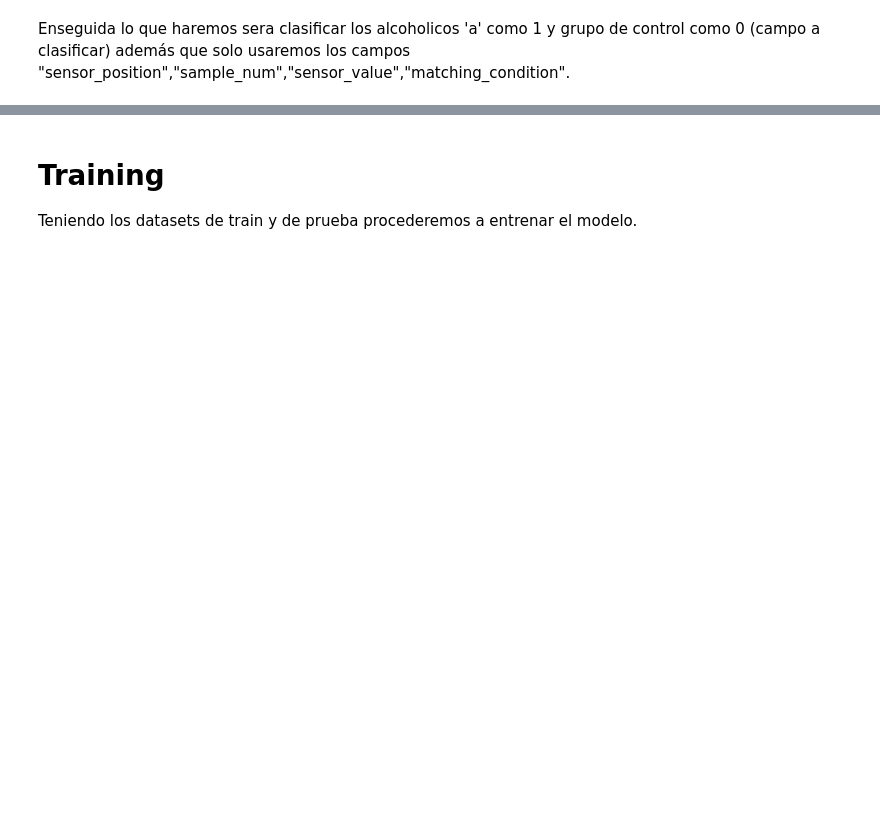
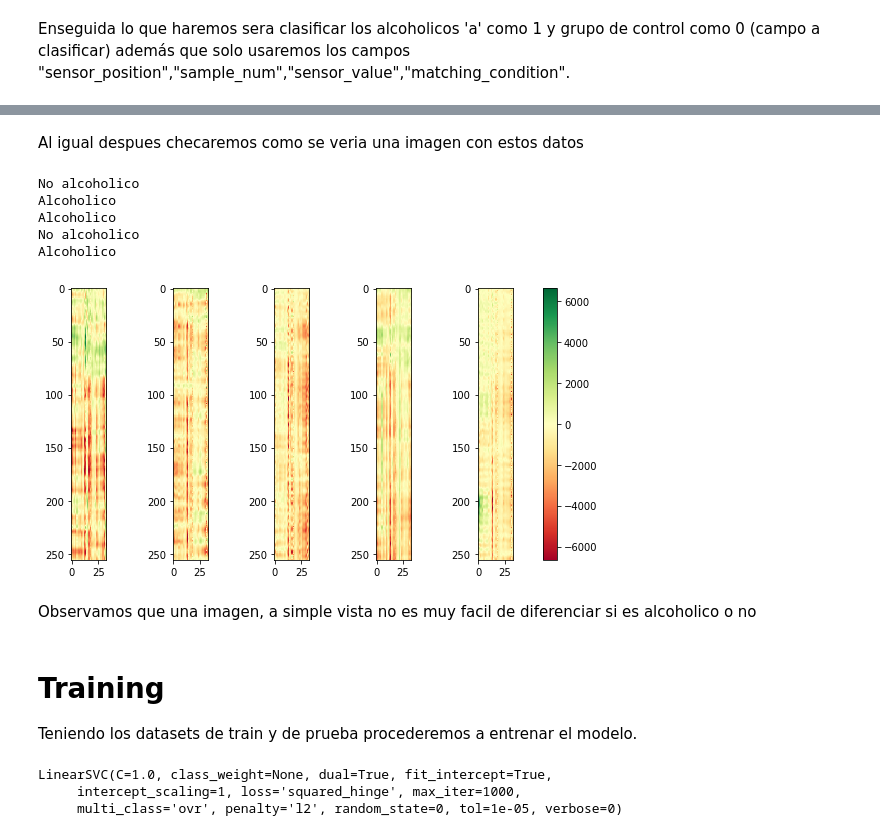
Before and after one commit to navi931/EEG-alcohol, a Jupyter notebook: EEG-data-analysis-master/SVM_Analysis.ipynb, the cells around one changed output, grey strips where cells are left out. Saved outputs shown, nothing was run; the diff lists cells and outputs as text; code cells hidden in the pictures; blank space fills up the shorter version.

```diff
--- a/EEG-data-analysis-master/SVM_Analysis.ipynb
+++ b/EEG-data-analysis-master/SVM_Analysis.ipynb
@@ -298,0 +101,14 @@ X_train, X_test, y_train, y_test = model_selection.train_test_split(train , y, t
+# %%
+X = [0,1,2]
+Y = [0,1,2]
+index = 0
+for data in tqdm(eeg_data):
+    data["Target"]= data["Target"].map({'a':1,'c':0})
+    Y[index] = np.array(data["Target"])
+    data = np.array(data)
+    X[index] = np.delete((np.array(data)), 0, 1)
+    index = index + 1;
+
+X_train_s1, X_test_s1, y_train_s1, y_test_s1 = model_selection.train_test_split(X[0],Y[0], test_size=0.25, random_state=42)
+X_train_s2_match, X_test_s2_match, y_train_s2_match, y_test_s2_match = model_selection.train_test_split(X[1],Y[1],test_size=0.25, random_state=42)
+X_train_s2_no_match, X_test_s2_no_match, y_train_s2_no_match, y_test_s2_no_match = model_selection.train_test_split(X[2],Y[2],test_size=0.25, random_state=42)
@@ -298,0 +119,9 @@ X_train, X_test, y_train, y_test = model_selection.train_test_split(train , y, t
+# %%
+trains = [X_train_s1,X_train_s2_match,X_train_s2_no_match,X_test_s1,X_test_s2_match,X_test_s2_no_match]
+for train in tqdm(trains):
+    for prueba in train:
+        i = 0
+        while(i<len(prueba)):
+                prueba[i] = prueba[i]*100
+                i = i + 1
+print(X_train_s1)
@@ -299,3 +137,35 @@ X_train, X_test, y_train, y_test = model_selection.train_test_split(train , y, t
+# %% [markdown]
+Al igual despues checaremos como se veria una imagen con estos datos
+# %%
+for y in y_train_s2_no_match[5:10]:
+    print('Alcoholico' if (y == 1) else 'No alcoholico')
+
+def show_as_images(samples):
+    h, w = 10, 20        # for raster image
+    figsize = [11, 5]     # figure size, inches
+    ncols = 5
+    nrows = 1
+    fig, axes = plt.subplots(nrows=nrows, ncols=ncols, figsize=figsize)
+
+    for idx, sample in enumerate(samples):
+        bitmap = sample.reshape(256, -1)
+        maxval = np.max(np.abs([bitmap.min(),bitmap.max()]))
+        rowid = i // ncols
+        colid = 0
+        img = axes.flat[idx].imshow(bitmap, cmap='RdYlGn', interpolation='nearest',vmin=-maxval, vmax=maxval)
+
+    plt.colorbar(img, ax=axes.ravel().tolist())
+    plt.show()
+show_as_images(X_train_s2_no_match[5:10])
+# %% [output]
+No alcoholico
+Alcoholico
+Alcoholico
+No alcoholico
+Alcoholico
+[figure, added]
+# %% [markdown]
+Observamos que una imagen, a simple vista no es muy facil de diferenciar si es alcoholico o no
 # %% [markdown]
 # <a id='Training'>Training</a>
 Teniendo los datasets de train y de prueba procederemos a entrenar el modelo.
@@ -307,0 +172,13 @@ svc.fit(X_test, y_test)
+# %%
+svc = LinearSVC(random_state=0, tol=1e-5)
+svc.fit(X_train_s1, y_train_s1)
+
+svc2 = LinearSVC(random_state=0, tol=1e-5)
+svc2.fit(X_train_s2_match, y_train_s2_match)
+
+svc3 = LinearSVC(random_state=0, tol=1e-5)
+svc3.fit(X_train_s2_no_match, y_train_s2_no_match)
+# %% [output]
+LinearSVC(C=1.0, class_weight=None, dual=True, fit_intercept=True,
+     intercept_scaling=1, loss='squared_hinge', max_iter=1000,
+     multi_class='ovr', penalty='l2', random_state=0, tol=1e-05, verbose=0)
```
Also changed, not shown: parts of 23 cells of this notebook, 5 other files.
